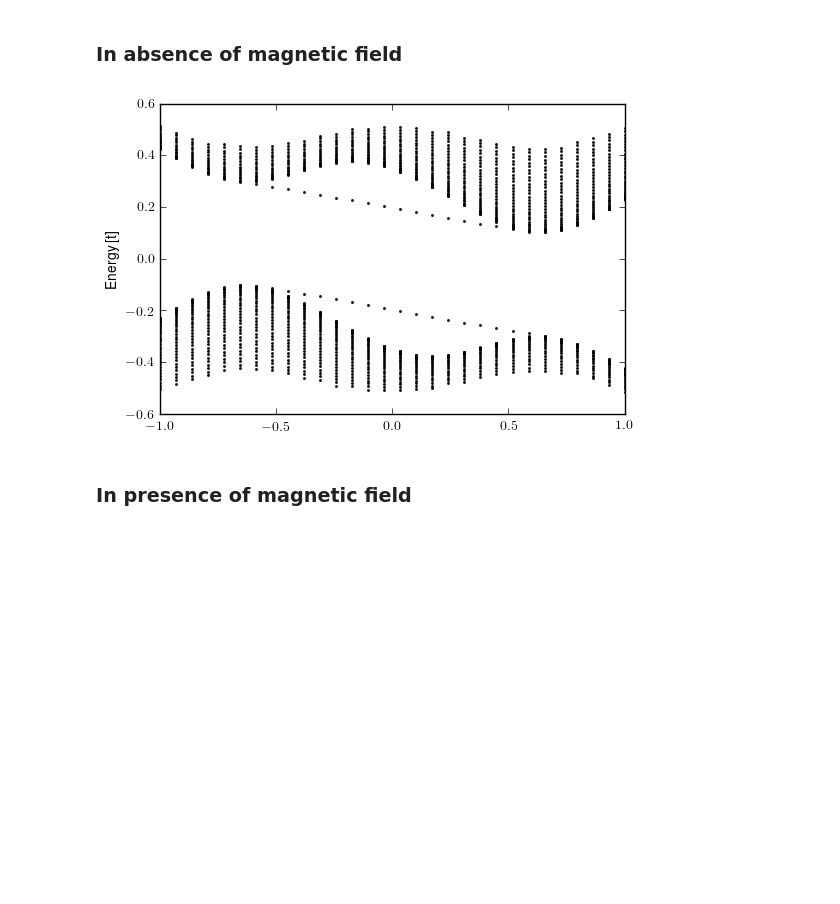
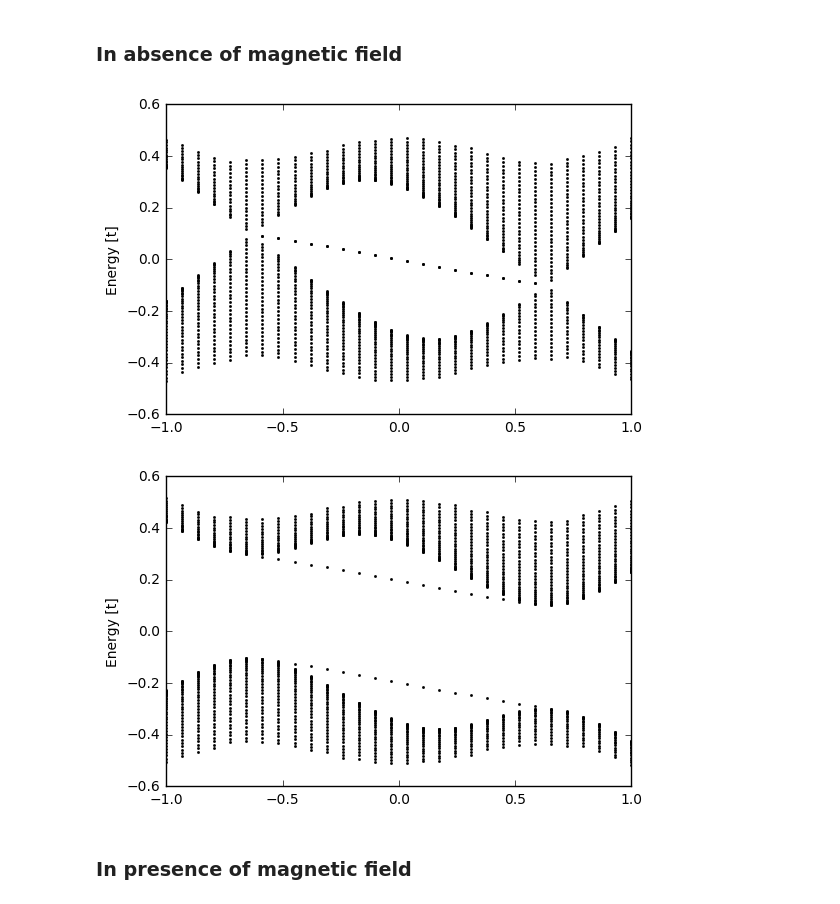
Before and after one commit to Artem-Ivashko/Vazifeh-Franz-magnetic-field, a Jupyter notebook: General-features.ipynb, the cells around one changed output. Drawn from its saved outputs; the diff is of its cells as text; code cells hidden in the pictures; blank space fills up the shorter version.

```diff
--- a/General-features.ipynb
+++ b/General-features.ipynb
@@ -1,28 +1,30 @@
 # %%
 import diagonalizer
-from diagonalizer import diagonalize_1D, density_plot_1D
+from diagonalizer import diagonalize_1D, density_plot_1D, pSweep_1D, spectrum_plot_1D
 
 import numpy as np
 from numpy import pi
-import copy
+from copy import copy
 # for plotting
 import matplotlib as mpl
 from matplotlib import pyplot as plt
-%matplotlib inline
-mpl.rc('text', usetex = True)
+#%matplotlib inline
+#mpl.rc('text', usetex = True)
 # %%
 #Some global and default parameters
-SitesCount_X = 400
-fsys_1D = diagonalizer.FinalizedSystem_1D(SitesCount_X)
+SitesCount_XDefault = 400
+fsys_1D = diagonalizer.FinalizedSystem_1D(SitesCount_XDefault)
 
 #The parameters with dimension of energy are measured in units of t
 #The lattice parameters (apart from the number of lattice sites) seem to be the same as in Fig.1 of Baireuther et al. 16
 #lBinv2 = a_0^2 / l_B^2, where a_0 is the lattice spacing, lB is the magnetic length
-ParametersDefault = diagonalizer.SimpleNamespace( tp=2., t=1., tzp=1., tz=1., M0=-0.3, mu_W=10**(-4), \
-                     betaz=1.2, b0=0.2, \
-                     lBinv2=0., x_shift=(SitesCount_X-1.)/2., \
-                     EigenvectorsCount = 50, WavefunctionComponents = 4, \
-                     py=0, pz=0 )
+ParametersDefault = diagonalizer.SimpleNamespace( tp=2., t=1., tzp=1., tz=1., M0=-0.3, FermiEnergy = 0., \
+                     betaz=1.2, b0=0.2, pzNode1 = 0.63110, pzNode2 = -0.63110, \
+                     EnergyNode1 = -0.0983, EnergyNode2 = 0.0983, VelocityXNode1 = 2.0, VelocityXNode2 = 2.0, \
+                     VelocityZNode1 = 0.684, VelocityZNode2 = 0.684, \
+                     lBinv2=0., x_shift= (SitesCount_XDefault - 1.)/2., \
+                     EigenvectorsCount = 50, EnergyPrecision = 10**(-3), WavefunctionComponents = 4, \
+                     py = 0., pz = 0. )
 # %% [markdown]
 ### Let us first fix $p^y$ and vary $p^z$
 # %%
@@ -32,13 +34,20 @@ pzCount = 30
 # %% [markdown]
 ### In absence of magnetic field
 # %%
-param = copy.copy(ParametersDefault)
-param.py = 0.1
+params = copy(ParametersDefault)
 
-evals, evecs = diagonalizer.pSweep_1D( fsys_1D, param, pzMin, pzMax, pCount=pzCount, yORzSweep = 'pzSweep')
-diagonalizer.spectrum_plot_1D(evals,pzMin,pzMax,pzCount)
+params.py = 0.
+evals, evecs = pSweep_1D( fsys_1D, params, pzMin, pzMax, pCount=pzCount, yORzSweep = 'pzSweep')
+spectrum_plot_1D(evals,pzMin,pzMax,pzCount)
+
+params.py = 0.1
+evals, evecs = pSweep_1D( fsys_1D, params, pzMin, pzMax, pCount=pzCount, yORzSweep = 'pzSweep')
+spectrum_plot_1D(evals,pzMin,pzMax,pzCount)
+
+del params, evals, evecs
 # %% [output]
-[figure, old version]
+[figure, new version]
+[figure, added]
 # %% [markdown]
 ### In presence of magnetic field
 # %%
```
Also changed, not shown: parts of 9 cells of this notebook, 3 other files.
